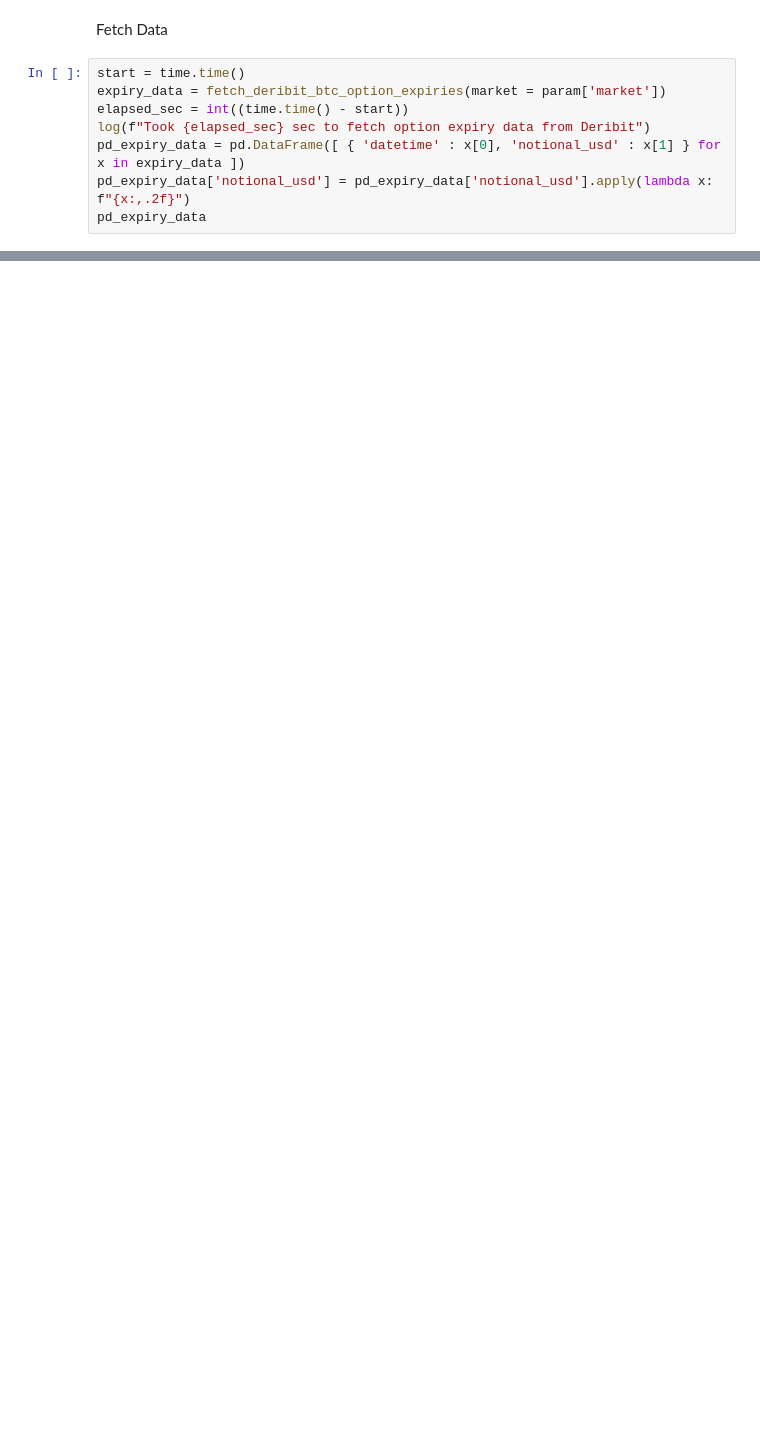
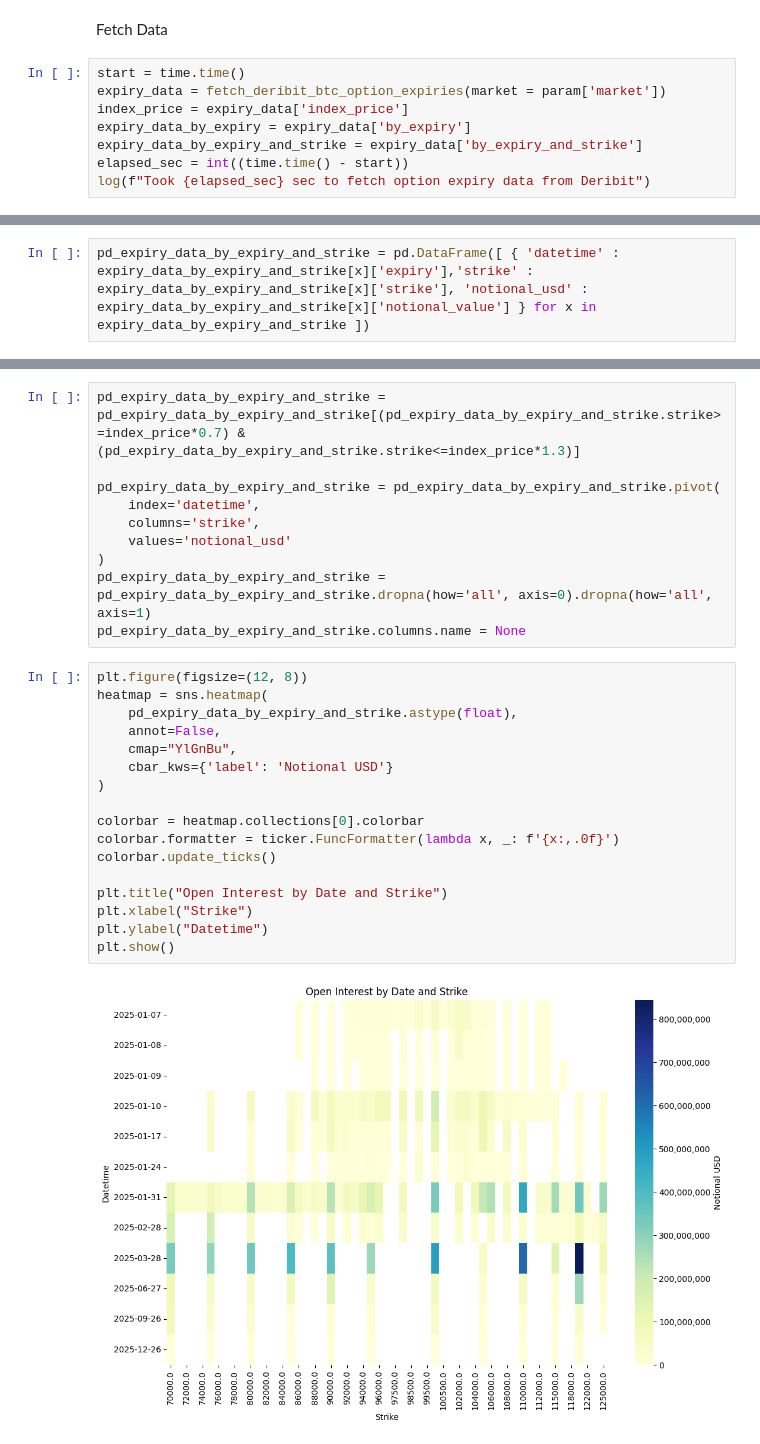
Before and after one commit to r0bbar/siglab, a Jupyter notebook: siglab_py/deribit_openinterest.ipynb, the cells around one changed output, grey strips where cells are left out. Saved outputs shown, nothing was run; the diff lists cells and outputs as text; blank space fills up the shorter version.

```diff
--- a/siglab_py/deribit_openinterest.ipynb
+++ b/siglab_py/deribit_openinterest.ipynb
@@ -199,9 +225,9 @@ Fetch Data
 # %%
 start = time.time()
 expiry_data = fetch_deribit_btc_option_expiries(market = param['market'])
+index_price = expiry_data['index_price']
+expiry_data_by_expiry = expiry_data['by_expiry']
+expiry_data_by_expiry_and_strike = expiry_data['by_expiry_and_strike']
 elapsed_sec = int((time.time() - start))
 log(f"Took {elapsed_sec} sec to fetch option expiry data from Deribit")
-pd_expiry_data = pd.DataFrame([ { 'datetime' : x[0], 'notional_usd' : x[1] } for x in expiry_data ])
-pd_expiry_data['notional_usd'] = pd_expiry_data['notional_usd'].apply(lambda x: f"{x:,.2f}")
-pd_expiry_data
 # %% [output]
@@ -221,0 +262,2 @@ INFO:root:2025-01-02 03:24:46.581600 Took 78 sec to fetch option expiry data fro
+# %%
+pd_expiry_data_by_expiry_and_strike = pd.DataFrame([ { 'datetime' : expiry_data_by_expiry_and_strike[x]['expiry'],'strike' : expiry_data_by_expiry_and_strike[x]['strike'], 'notional_usd' : expiry_data_by_expiry_and_strike[x]['notional_value'] } for x in expiry_data_by_expiry_and_strike ])
@@ -221,0 +272,29 @@ INFO:root:2025-01-02 03:24:46.581600 Took 78 sec to fetch option expiry data fro
+# %%
+pd_expiry_data_by_expiry_and_strike = pd_expiry_data_by_expiry_and_strike[(pd_expiry_data_by_expiry_and_strike.strike>=index_price*0.7) & (pd_expiry_data_by_expiry_and_strike.strike<=index_price*1.3)]
+
+pd_expiry_data_by_expiry_and_strike = pd_expiry_data_by_expiry_and_strike.pivot(
+    index='datetime',
+    columns='strike',
+    values='notional_usd'
+)
+pd_expiry_data_by_expiry_and_strike = pd_expiry_data_by_expiry_and_strike.dropna(how='all', axis=0).dropna(how='all', axis=1)
+pd_expiry_data_by_expiry_and_strike.columns.name = None
+# %%
+plt.figure(figsize=(12, 8))
+heatmap = sns.heatmap(
+    pd_expiry_data_by_expiry_and_strike.astype(float),
+    annot=False,
+    cmap="YlGnBu",
+    cbar_kws={'label': 'Notional USD'}
+)
+
+colorbar = heatmap.collections[0].colorbar
+colorbar.formatter = ticker.FuncFormatter(lambda x, _: f'{x:,.0f}')
+colorbar.update_ticks()
+
+plt.title("Open Interest by Date and Strike")
+plt.xlabel("Strike")
+plt.ylabel("Datetime")
+plt.show()
+# %% [output]
+[figure, added]
```
Also changed, not shown: parts of 6 cells of this notebook.
